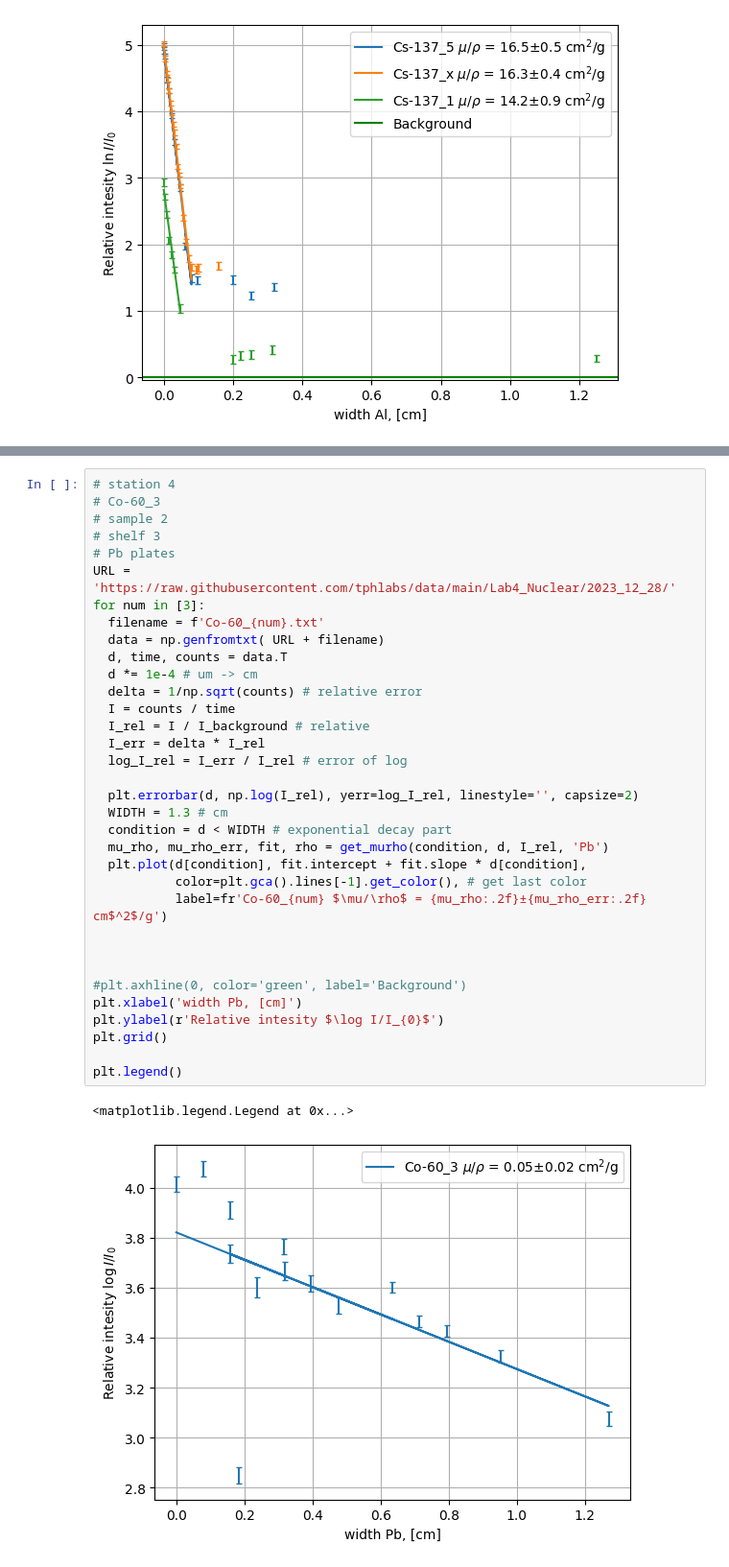
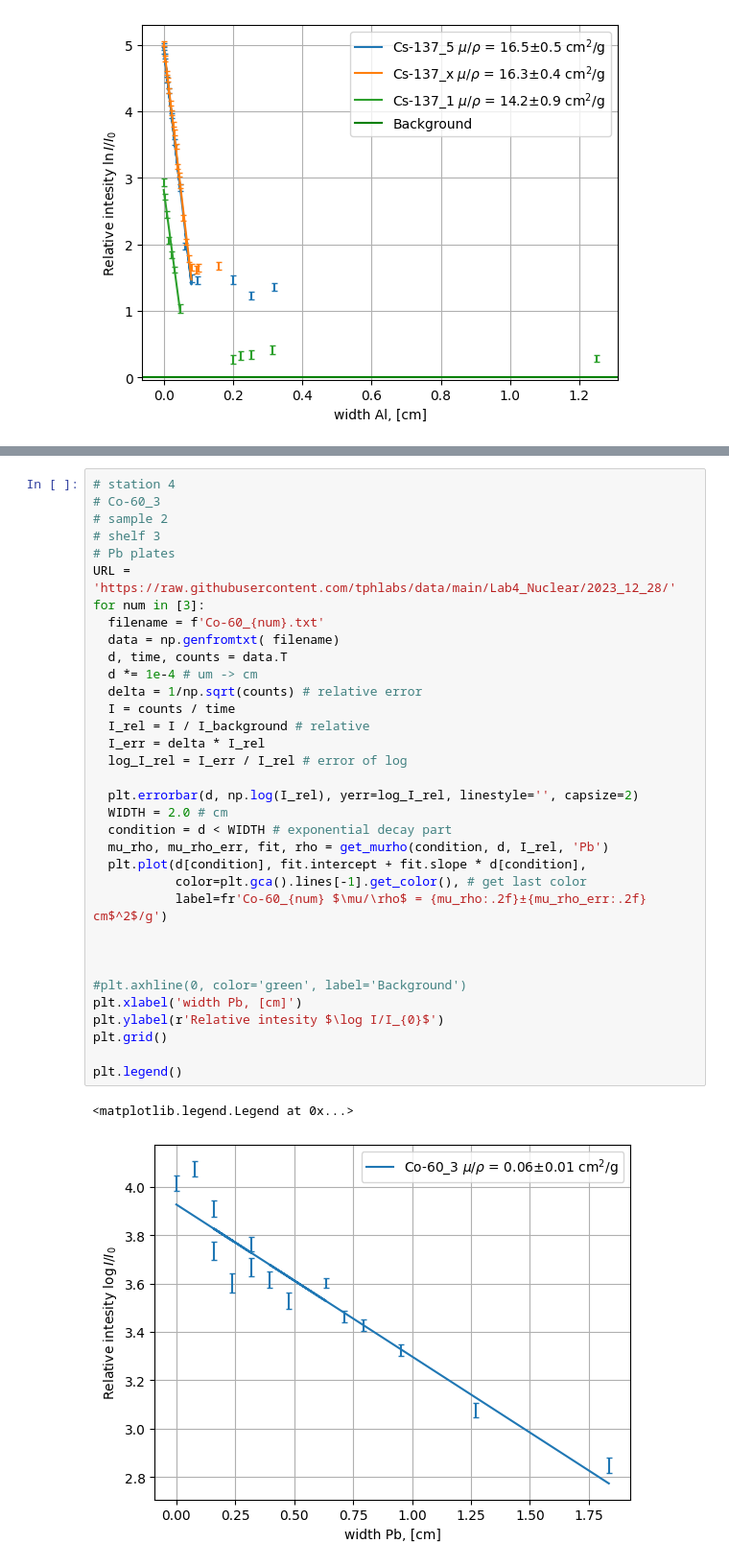
Before and after one commit to evgeny-kolonsky/Lab4_Nuclear, a Jupyter notebook: Lab4_beta_attenuation.ipynb, the cells around one changed output, grey strips where cells are left out. Shown at 96% size. Cells and saved outputs as stored; diff of their text form.

Commit message:
Co-60 data misprint corrected

```diff
--- a/Lab4_beta_attenuation.ipynb
+++ b/Lab4_beta_attenuation.ipynb
@@ -222,33 +222,33 @@ One sample [data](https://github.com/tphlabs/data/blob/main/Lab4_Nuclear/2023_12
 # shelf 3
 # Pb plates
 URL = 'https://raw.githubusercontent.com/tphlabs/data/main/Lab4_Nuclear/2023_12_28/'
 for num in [3]:
   filename = f'Co-60_{num}.txt'
-  data = np.genfromtxt( URL + filename)
+  data = np.genfromtxt( filename)
   d, time, counts = data.T
   d *= 1e-4 # um -> cm
   delta = 1/np.sqrt(counts) # relative error
   I = counts / time
   I_rel = I / I_background # relative
   I_err = delta * I_rel
   log_I_rel = I_err / I_rel # error of log
 
   plt.errorbar(d, np.log(I_rel), yerr=log_I_rel, linestyle='', capsize=2)
-  WIDTH = 1.3 # cm
+  WIDTH = 2.0 # cm
   condition = d < WIDTH # exponential decay part
   mu_rho, mu_rho_err, fit, rho = get_murho(condition, d, I_rel, 'Pb')
   plt.plot(d[condition], fit.intercept + fit.slope * d[condition],
            color=plt.gca().lines[-1].get_color(), # get last color
            label=fr'Co-60_{num} $\mu/\rho$ = {mu_rho:.2f}±{mu_rho_err:.2f} cm$^2$/g')
 
 
 
 #plt.axhline(0, color='green', label='Background')
 plt.xlabel('width Pb, [cm]')
 plt.ylabel(r'Relative intesity $\log I/I_{0}$')
 plt.grid()
 
 plt.legend()
 # %% [output]
 <matplotlib.legend.Legend at 0x...>
-[figure, old version]
+[figure, new version]
```
